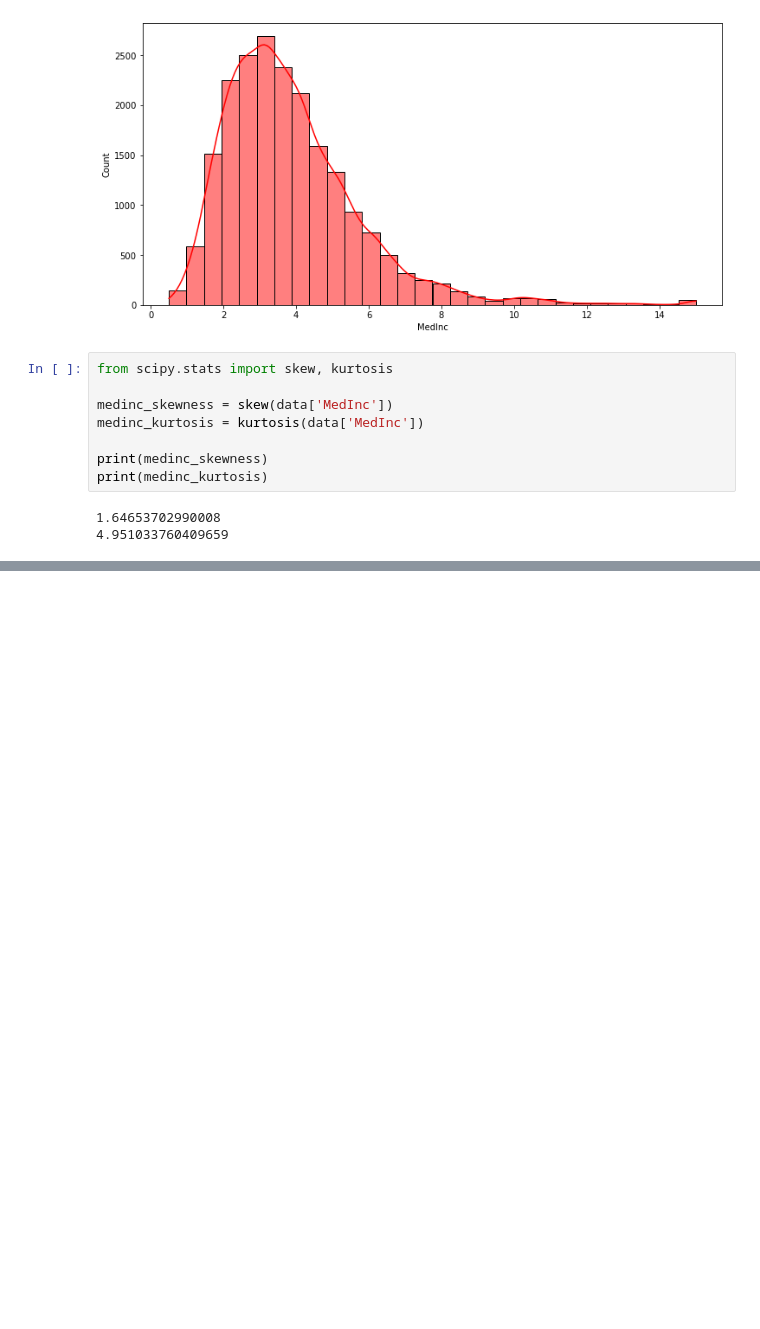
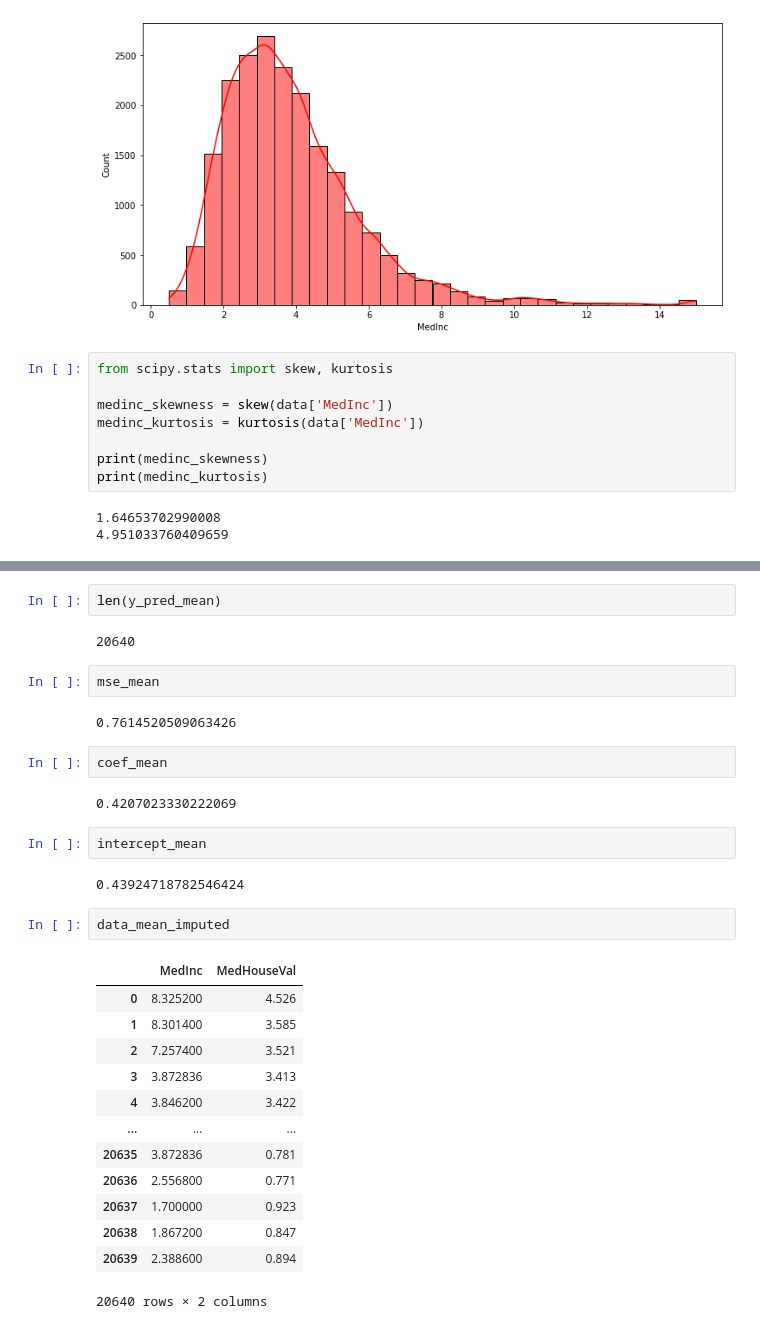
Before and after one commit to piaoruilin/BDA, a Jupyter notebook: machinelearning/복습_박예린16_240525.ipynb, the cells around one changed output, grey strips where cells are left out. Cells and saved outputs as stored; diff of their text form; blank space fills up the shorter version.

```diff
--- a/machinelearning/복습_박예린16_240525.ipynb
+++ b/machinelearning/복습_박예린16_240525.ipynb
@@ -135,0 +251,32 @@ print(medinc_kurtosis)
+# %%
+len(y_pred_mean)
+# %% [output]
+20640
+# %%
+mse_mean
+# %% [output]
+0.7614520509063426
+# %%
+coef_mean
+# %% [output]
+0.4207023330222069
+# %%
+intercept_mean
+# %% [output]
+0.43924718782546424
+# %%
+data_mean_imputed
+# %% [output]
+|  | MedInc | MedHouseVal |
+| 0 | 8.325200 | 4.526 |
+| 1 | 8.301400 | 3.585 |
+| 2 | 7.257400 | 3.521 |
+| 3 | 3.872836 | 3.413 |
+| 4 | 3.846200 | 3.422 |
+| ... | ... | ... |
+| 20635 | 3.872836 | 0.781 |
+| 20636 | 2.556800 | 0.771 |
+| 20637 | 1.700000 | 0.923 |
+| 20638 | 1.867200 | 0.847 |
+| 20639 | 2.388600 | 0.894 |
+20640 rows × 2 columns
```
Also changed, not shown: parts of 10 cells of this notebook.
